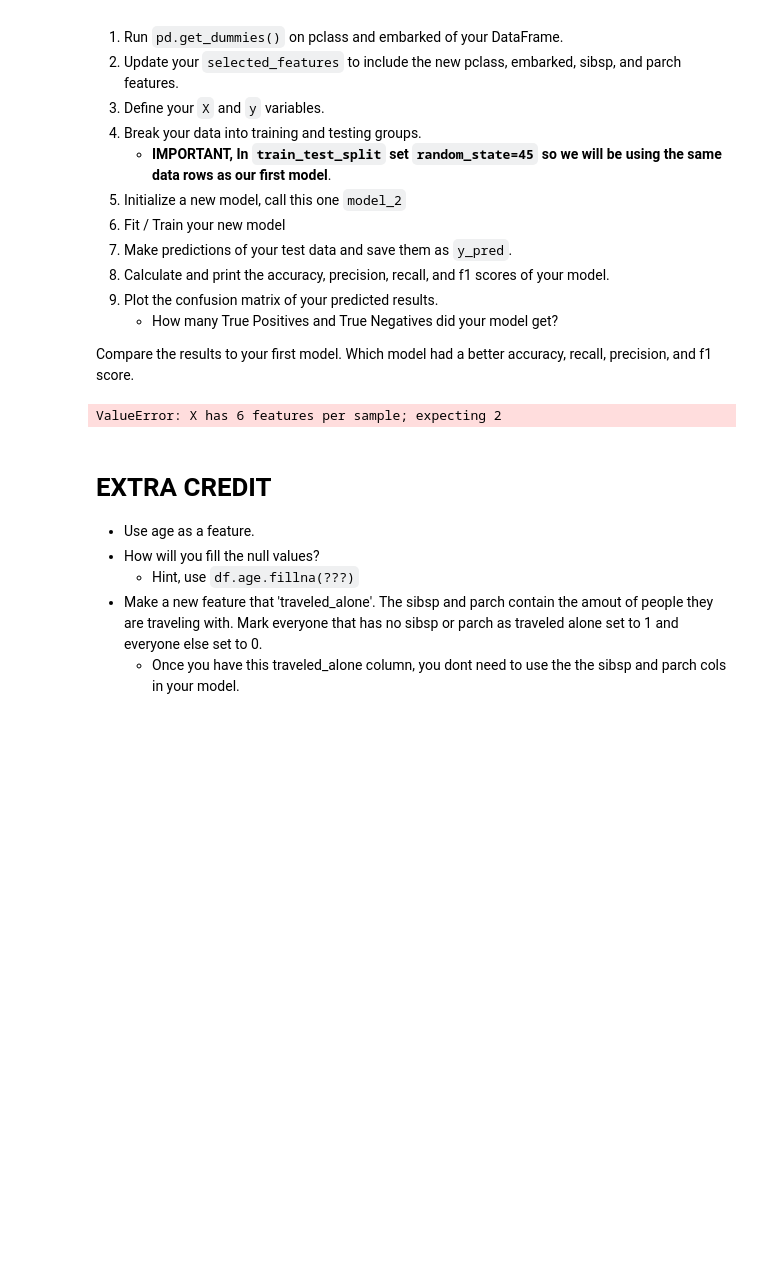
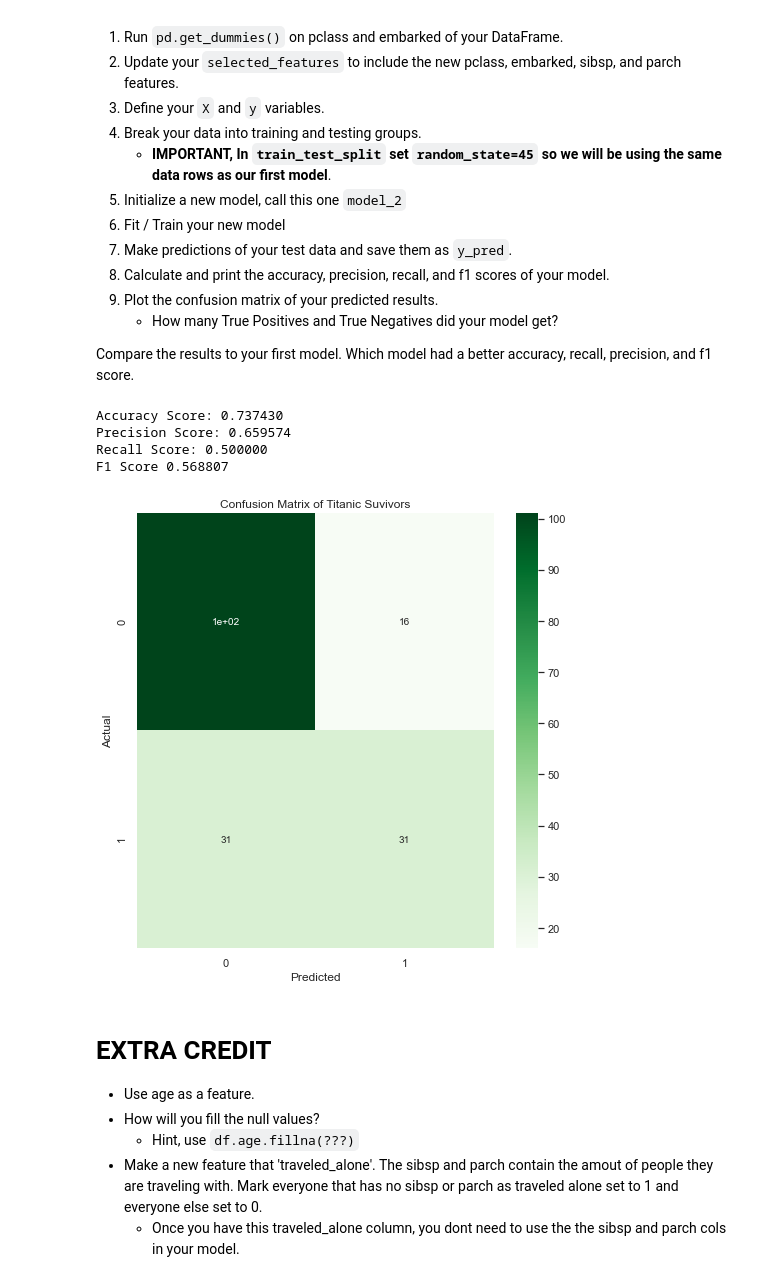
Before and after one commit to ytz825/2021-fall-data-science, a Jupyter notebook: Week-03-Intro-To-ML/Exercise-Logistic-Regression.ipynb, the cells around one changed output. Drawn from its saved outputs; the diff is of its cells as text; code cells hidden in the pictures; blank space fills up the shorter version.

```diff
--- a/Week-03-Intro-To-ML/Exercise-Logistic-Regression.ipynb
+++ b/Week-03-Intro-To-ML/Exercise-Logistic-Regression.ipynb
@@ -262,52 +261,62 @@ df2 = pd.read_csv('data/titanic.csv')
 
 # Run pd.get_dummies on pclass and embarked of your DataFrame.
 df2 = pd.get_dummies(df2, columns = ['pclass','embarked'], drop_first = True)
-df2.head()
 
 # Update your `selected_features` to include the new pclass and embarked features.
-selected_features = ['pclass_2','pclass_3','embarked_Q','embarked_S','sibsp','parch']
+selected_features2 = ['pclass_2','pclass_3','embarked_Q','embarked_S','sibsp','parch']
 
 # Define your X and y variables
-X2 = df2[selected_features]
+X2 = df2[selected_features2]
 y2 = df2['survived']
 
 # Split our data into testing and training.
 # !!! Remeber to use the same random state as you used before
-X_train, X_test, y_train, y_test = train_test_split(X2, y2, test_size=0.2, random_state=45)
+X_train2, X_test2, y_train2, y_test2 = train_test_split(X2, y2, test_size=0.2, random_state=45)
 
 # Initalize our model_2
-model_2 = LogisticRegression()
+model2 = LogisticRegression()
 
 # Fit / Train our model using our training data.
-model_2.fit(X = X_train, y = y_train)
+model2.fit(X = X_train2, y = y_train2)
 
 # Make new predicitions using our testing data.
-y_pred2 = model.predict(X_test)
+y_pred2 = model2.predict(X_test2)
 
 # Calculate our accuracy
-accuracy_2 = accuracy_score(y_test, y_pred2)
+accuracy_2 = accuracy_score(y_test2, y_pred2)
 
 # Calculate our precision score
-precision_2 = precision_score(y_test, y_pred2)
+precision_2 = precision_score(y_test2, y_pred2)
 
 # Calculate our recall score
-recall_2 = recall_score(y_test, y_pred2)
+recall_2 = recall_score(y_test2, y_pred2)
 
 # Calculate your f1-score
-f1_2 = f1_score(y_test, y_pred2)
+f1_2 = f1_score(y_test2, y_pred2)
 
 # Print each of our scores to inspect performance.
 print("Accuracy Score: %f" % accuracy_2)
 print("Precision Score: %f" % precision_2)
 print("Recall Score: %f" % recall_2)
 print('F1 Score %f' % f1_2)
 
 # Plot your confusion matrix.
-fig = plt.figure(figsize=(8,8))
+cm2 = confusion_matrix(y_test2, y_pred2)
+cm2 = cm2.round(2)
+
+tn, fp, fn, tp = confusion_matrix(y_test2, y_pred2).ravel()
+fig2 = plt.figure(figsize=(8,8))
+ax2 = sns.heatmap(cm2, annot=True, cmap='Greens')
+plt.title("Confusion Matrix of Titanic Suvivors")
 plt.xlabel('Predicted')
-plt.ylabel('Actual');
+plt.ylabel('Actual')
+plt.show()
 # %% [output]
-ValueError: X has 6 features per sample; expecting 2
+Accuracy Score: 0.737430
+Precision Score: 0.659574
+Recall Score: 0.500000
+F1 Score 0.568807
+[figure, added]
 # %% [markdown]
 # EXTRA CREDIT
 * Use age as a feature.
```
Also changed, not shown: parts of 3 cells of this notebook.
